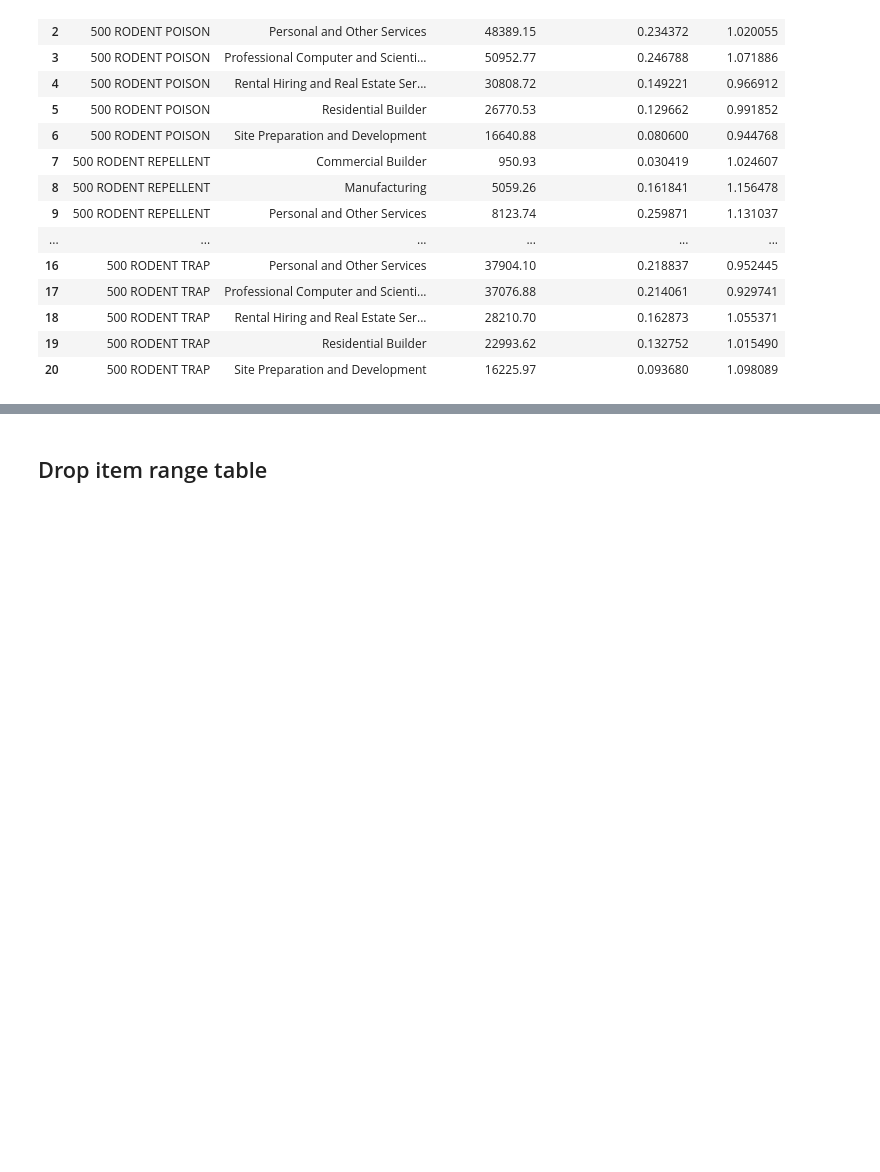
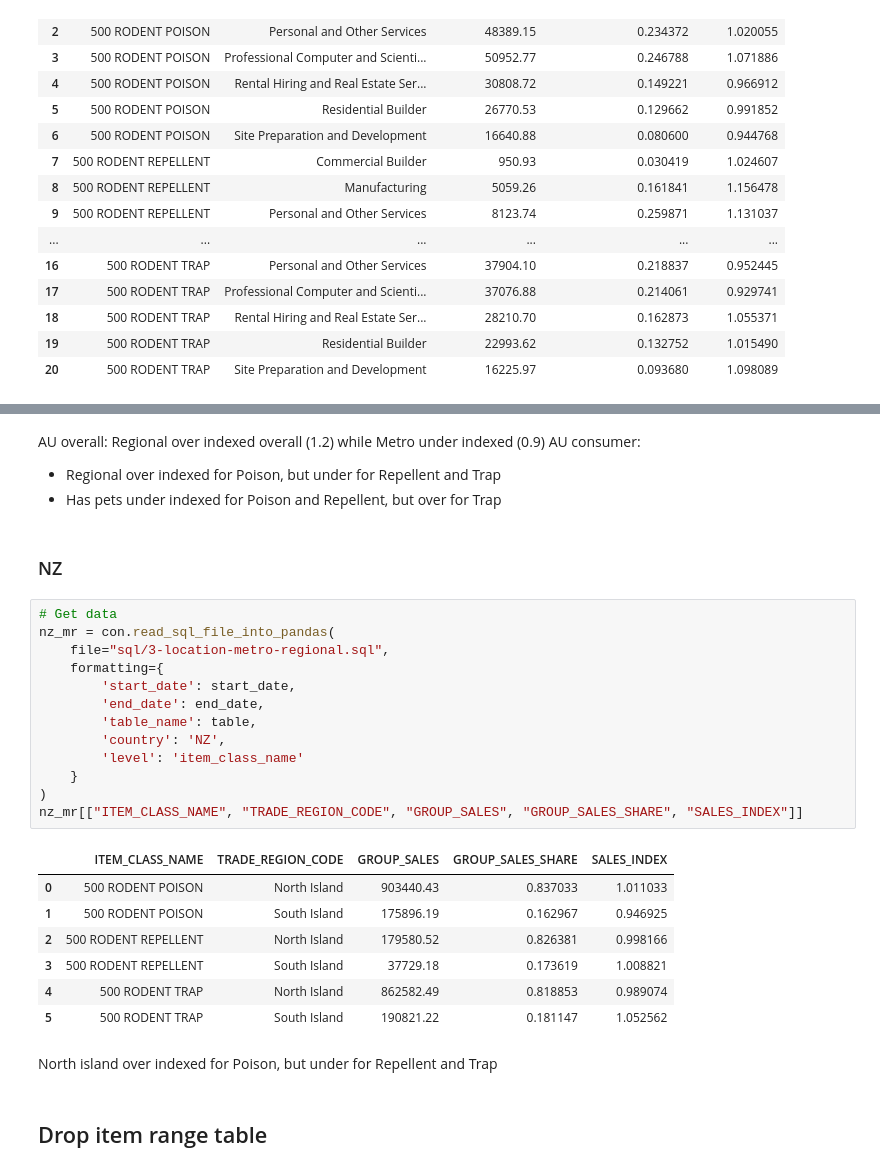
Before and after one commit to Meiji-Tran/Merch-Insights, a Jupyter notebook: NZ RR/400 RODENT PEST CONTROL/General insights/profiling.ipynb, the cells around one changed output, grey strips where cells are left out. Cells and saved outputs as stored; diff of their text form; blank space fills up the shorter version.

```diff
--- a/NZ RR/400 RODENT PEST CONTROL/General insights/profiling.ipynb
+++ b/NZ RR/400 RODENT PEST CONTROL/General insights/profiling.ipynb
@@ -296,3 +348,33 @@ RPC_cis[['ITEM_CLASS_NAME', 'INDUSTRY_SEGMENT', 'SEGMENT_SALES', 'SEGMENT_SALES_
+# %% [markdown]
+AU overall: Regional over indexed overall (1.2) while Metro under indexed (0.9)
+AU consumer:
+- Regional over indexed for Poison, but under for Repellent and Trap
+- Has pets under indexed for Poison and Repellent, but over for Trap
+# %% [markdown]
+### NZ
+# %%
+# Get data
+nz_mr = con.read_sql_file_into_pandas(
+    file="sql/3-location-metro-regional.sql",
+    formatting={
+        'start_date': start_date,
+        'end_date': end_date,
+        'table_name': table,
+        'country': 'NZ',
+        'level': 'item_class_name'
+    }
+)
+nz_mr[["ITEM_CLASS_NAME", "TRADE_REGION_CODE", "GROUP_SALES", "GROUP_SALES_SHARE", "SALES_INDEX"]]
+# %% [output]
+|  | ITEM_CLASS_NAME | TRADE_REGION_CODE | GROUP_SALES | GROUP_SALES_SHARE | SALES_INDEX |
+| 0 | 500 RODENT POISON | North Island | 903440.43 | 0.837033 | 1.011033 |
+| 1 | 500 RODENT POISON | South Island | 175896.19 | 0.162967 | 0.946925 |
+| 2 | 500 RODENT REPELLENT | North Island | 179580.52 | 0.826381 | 0.998166 |
+| 3 | 500 RODENT REPELLENT | South Island | 37729.18 | 0.173619 | 1.008821 |
+| 4 | 500 RODENT TRAP | North Island | 862582.49 | 0.818853 | 0.989074 |
+| 5 | 500 RODENT TRAP | South Island | 190821.22 | 0.181147 | 1.052562 |
+# %% [markdown]
+North island over indexed for Poison, but under for Repellent and Trap
 # %% [markdown]
 ## Drop item range table
 # %%
```
Also changed, not shown: parts of 11 cells of this notebook, 3 other files.
